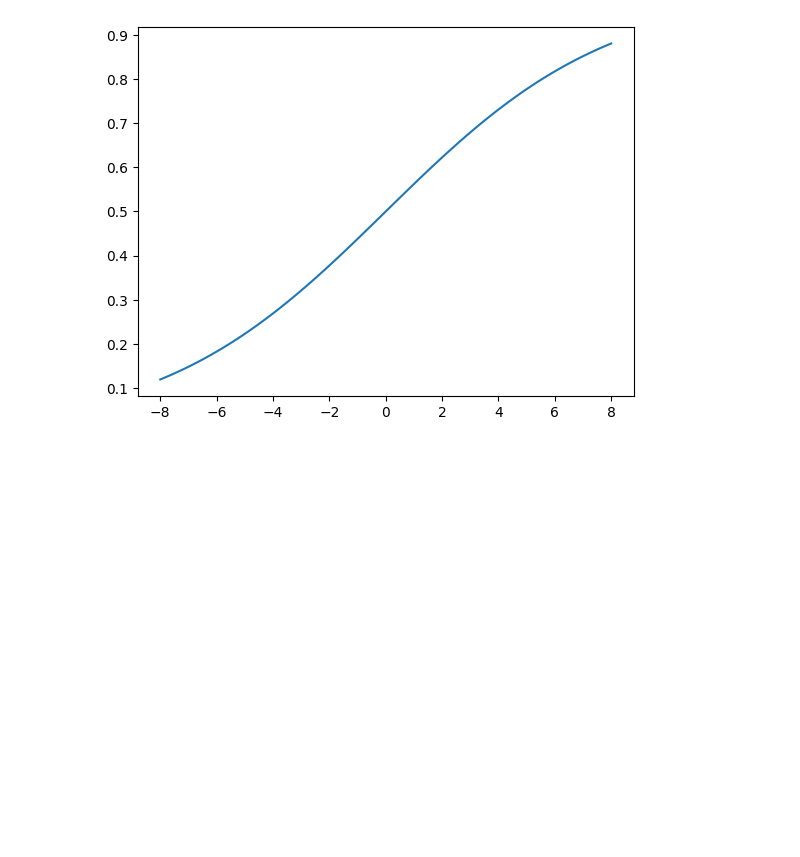
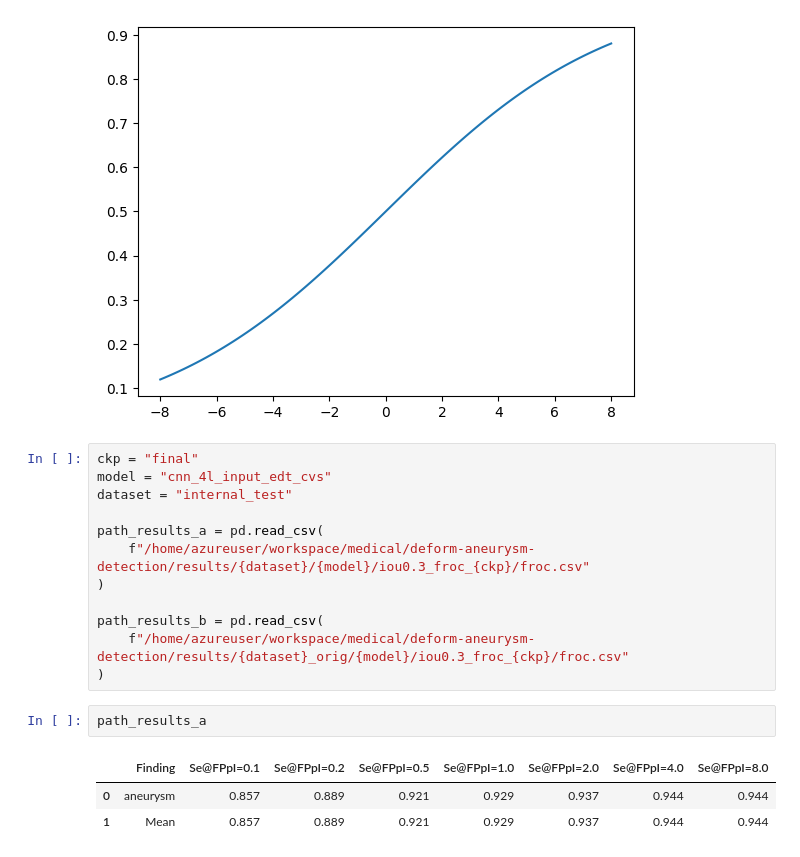
Before and after one commit to alceballosa/deform-aneurysm-detection, a Jupyter notebook: notebooks/stats/mini_froc.ipynb, the cells around one changed output. Cells and saved outputs as stored; diff of their text form; blank space fills up the shorter version.

```diff
--- a/notebooks/stats/mini_froc.ipynb
+++ b/notebooks/stats/mini_froc.ipynb
@@ -757,3 +978,21 @@ plt.plot(x, y)
 # %% [output]
 [<matplotlib.lines.Line2D at 0x...>]
 [figure]
+# %%
+ckp = "final"
+model = "cnn_4l_input_edt_cvs"
+dataset = "internal_test"
+
+path_results_a = pd.read_csv(
+    f"/home/azureuser/workspace/medical/deform-aneurysm-detection/results/{dataset}/{model}/iou0.3_froc_{ckp}/froc.csv"
+)
+
+path_results_b = pd.read_csv(
+    f"/home/azureuser/workspace/medical/deform-aneurysm-detection/results/{dataset}_orig/{model}/iou0.3_froc_{ckp}/froc.csv"
+)
+# %%
+path_results_a
+# %% [output]
+|  | Finding | Se@FPpI=0.1 | Se@FPpI=0.2 | Se@FPpI=0.5 | Se@FPpI=1.0 | Se@FPpI=2.0 | Se@FPpI=4.0 | Se@FPpI=8.0 |
+| 0 | aneurysm | 0.857 | 0.889 | 0.921 | 0.929 | 0.937 | 0.944 | 0.944 |
+| 1 | Mean | 0.857 | 0.889 | 0.921 | 0.929 | 0.937 | 0.944 | 0.944 |
```
Also changed, not shown: parts of 26 cells of this notebook, 15 other files.
